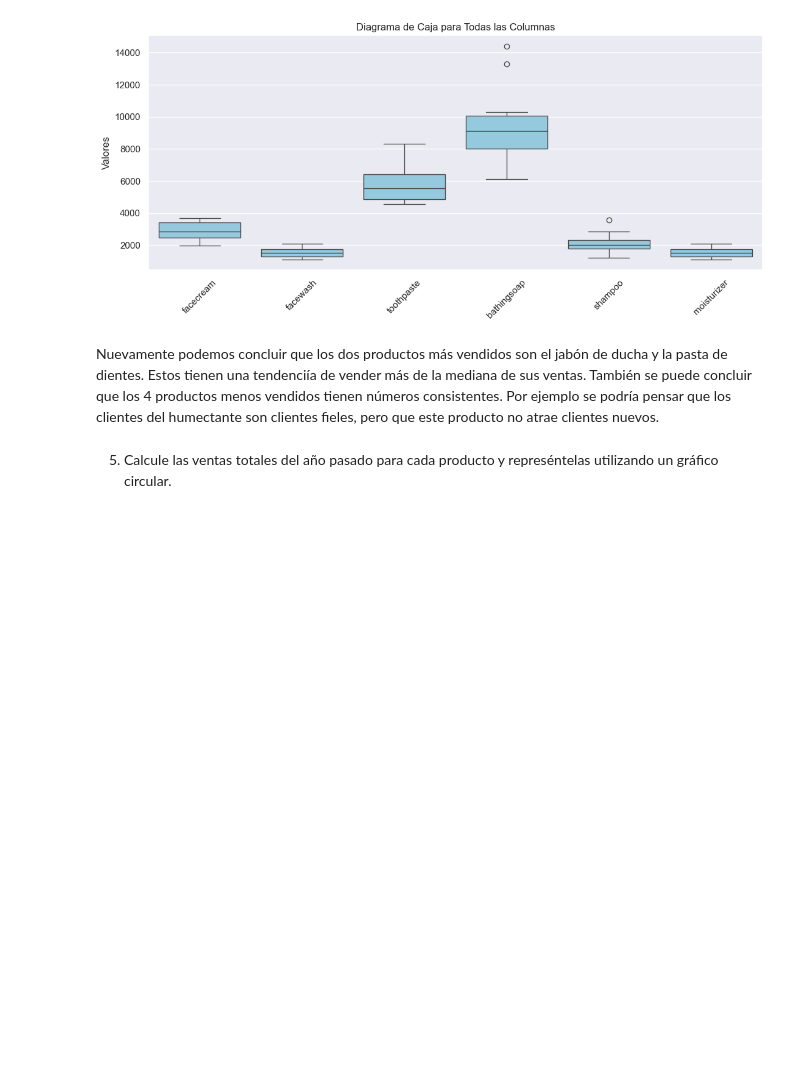
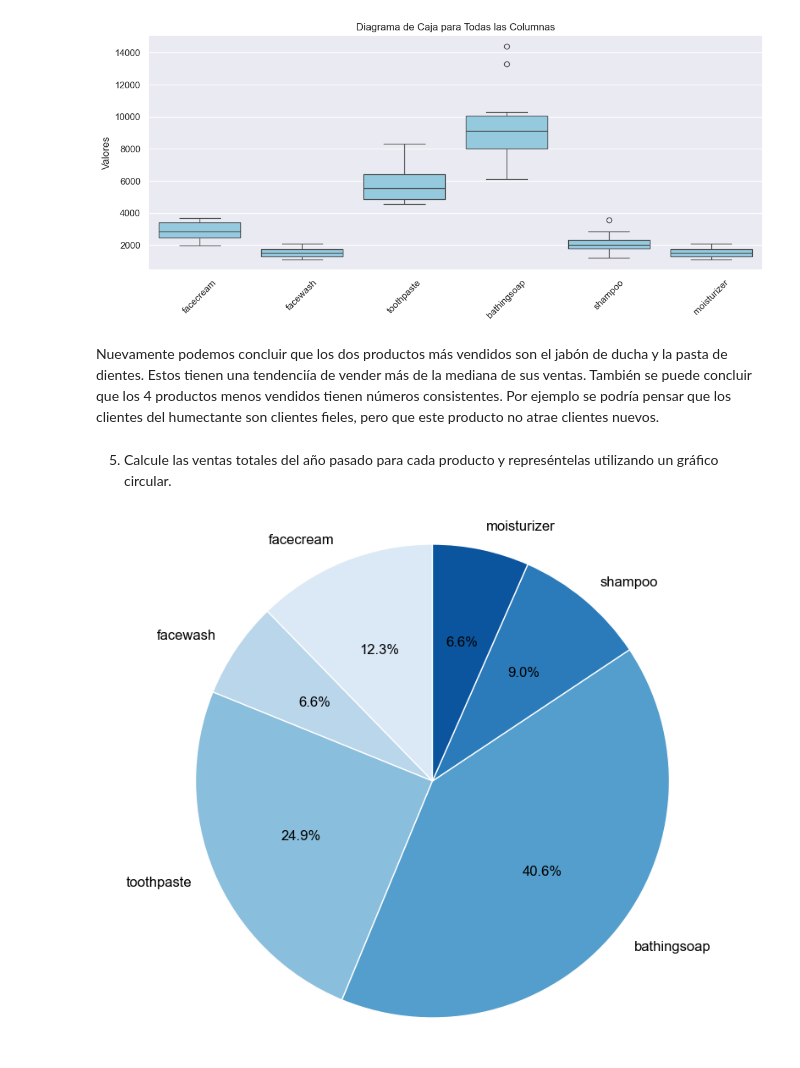
Before and after one commit to ElAlejoloco11/MAT281-Portfolio, a Jupyter notebook: docs/labs/lab_04.ipynb, the cells around one changed output. Saved outputs shown, nothing was run; the diff lists cells and outputs as text; code cells hidden in the pictures; blank space fills up the shorter version.

```diff
--- a/docs/labs/lab_04.ipynb
+++ b/docs/labs/lab_04.ipynb
@@ -177,26 +177,23 @@ Nuevamente podemos concluir que los dos productos más vendidos son el jabón de
 5. Calcule las ventas totales del año pasado para cada producto y represéntelas utilizando un gráfico circular.
 # %%
 #5
-df_ventas_mes = df.loc[:,['facecream', 'facewash', 'toothpaste', 'bathingsoap', 'shampoo', 'moisturizer','total_profit']]
+df4 = df.loc[:,['facecream', 'facewash', 'toothpaste', 'bathingsoap', 'shampoo', 'moisturizer','total_units']]
 
-# Extraer los valores y los nombres de los productos
-ventas = df_ventas_mes['total_profit']  # Valores de ventas del mes 1
-productos = ['facecream', 'facewash', 'toothpaste', 'bathingsoap', 'shampoo', 'moisturizer']  # Nombres de los productos
-
-df_ventas_mes
-ventas = df_ventas_mes[['facecream', 'facewash', 'toothpaste', 'bathingsoap', 'shampoo', 'moisturizer']].sum()  # Suma total de cada producto
+ventas = df4[['facecream', 'facewash', 'toothpaste', 'bathingsoap', 'shampoo', 'moisturizer']].sum()  # Suma total de cada producto
 productos = ['facecream', 'facewash', 'toothpaste', 'bathingsoap', 'shampoo', 'moisturizer']  # Nombres de los productos
 
 # Crear el gráfico circular
 plt.pie(ventas,
         labels=productos,
         autopct='%1.1f%%',  # Muestra porcentajes
         startangle=90,
-        colors=sns.color_palette('mako'),
+        colors=sns.color_palette('Blues'),
         textprops={'color': 'black', 'fontsize': 12})  # Usa la paleta de colores de Seaborn
 
 # Asegurar que el gráfico sea circular
 plt.axis('equal')
 
 # Mostrar el gráfico
 plt.show()
+# %% [output]
+[figure, added]
```
Also changed, not shown: parts of 1 cell of this notebook.
